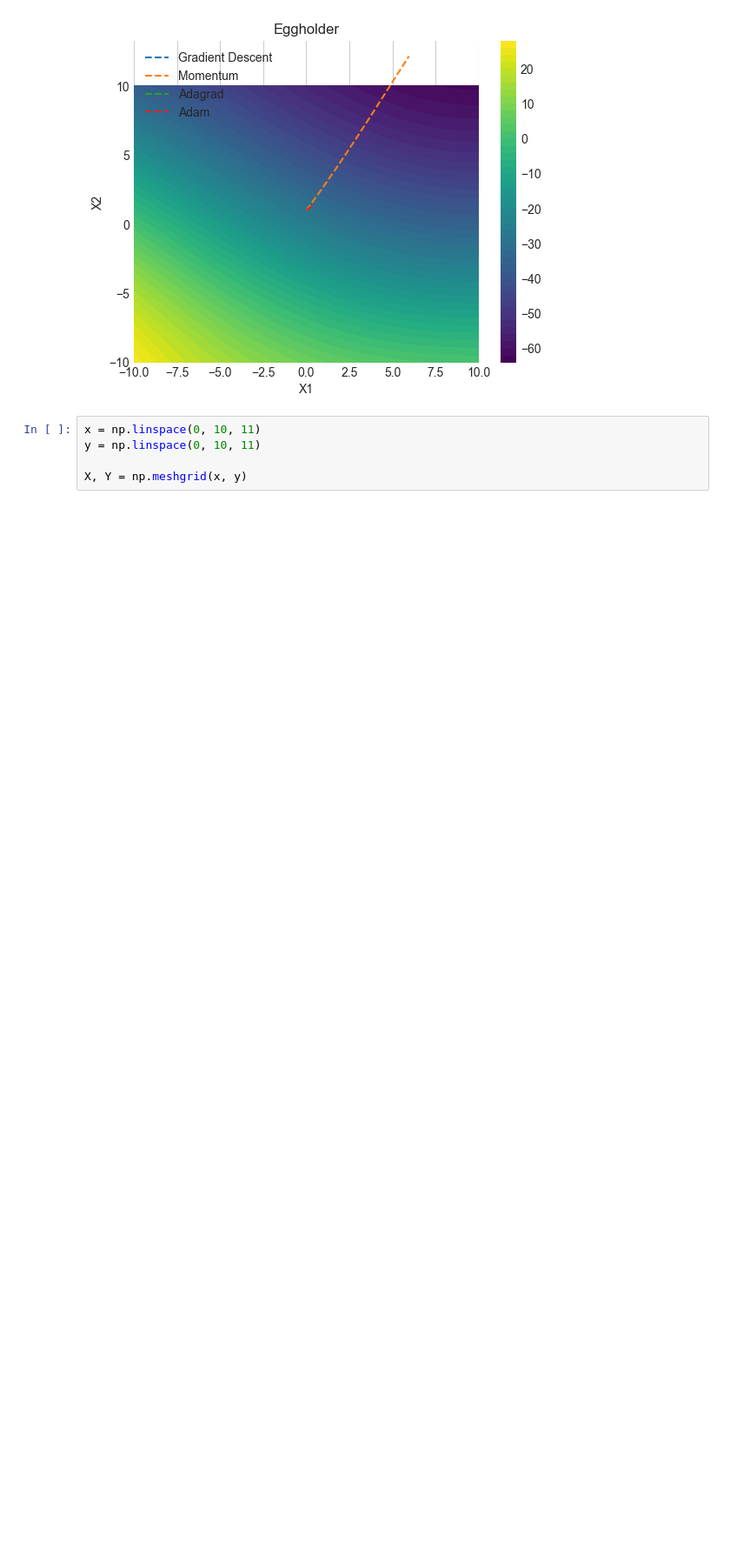
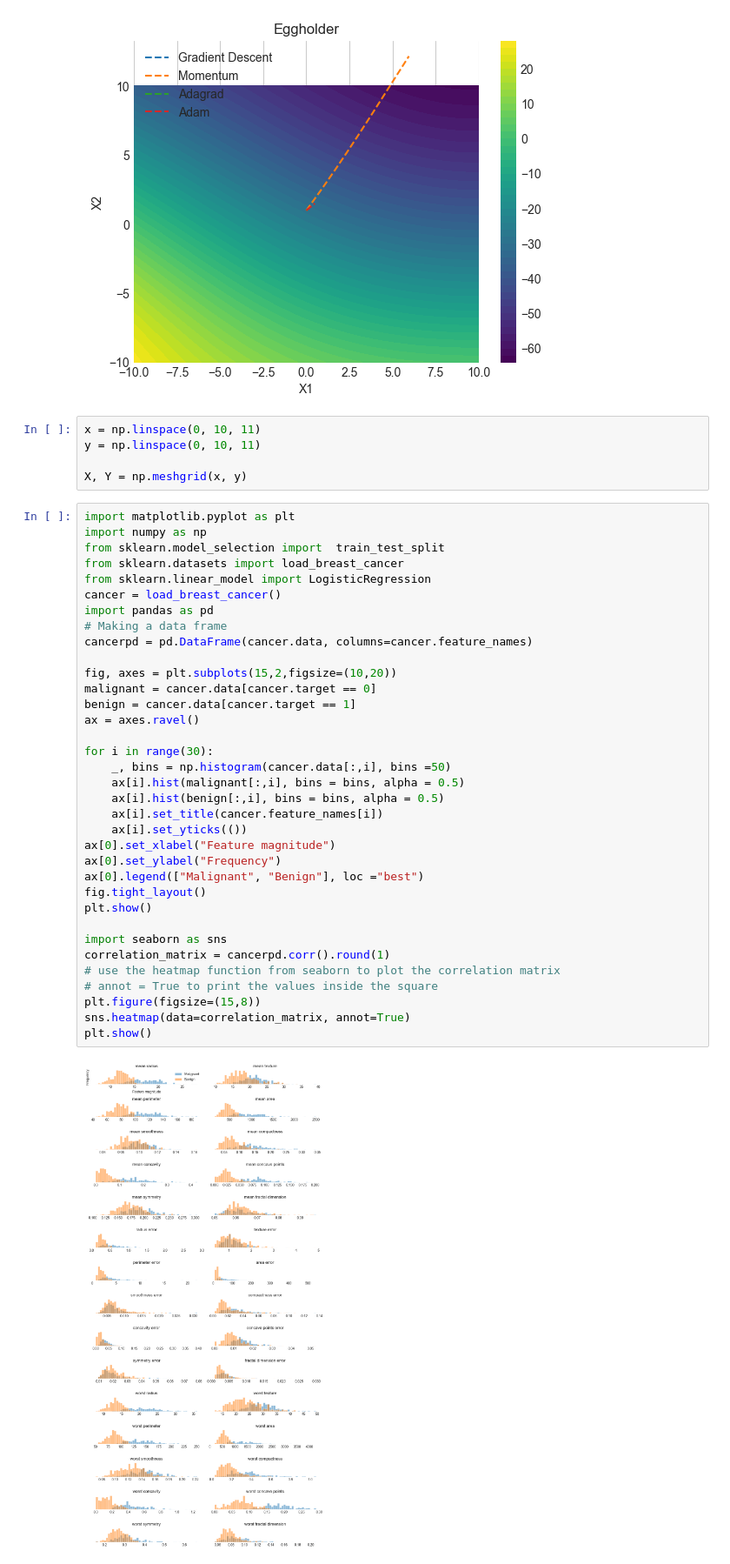
Before and after one commit to Daniel-Haas-B/NeuralQuantumState, a Jupyter notebook: thesis_misc/chapter_covers_plot.ipynb, the cells around one changed output. Shown at 87% size. Saved outputs shown, nothing was run; the diff lists cells and outputs as text; blank space fills up the shorter version.

```diff
--- a/thesis_misc/chapter_covers_plot.ipynb
+++ b/thesis_misc/chapter_covers_plot.ipynb
@@ -812,3 +812,40 @@ x = np.linspace(0, 10, 11)
 y = np.linspace(0, 10, 11)
 
 X, Y = np.meshgrid(x, y)
+# %%
+import matplotlib.pyplot as plt
+import numpy as np
+from sklearn.model_selection import  train_test_split
+from sklearn.datasets import load_breast_cancer
+from sklearn.linear_model import LogisticRegression
+cancer = load_breast_cancer()
+import pandas as pd
+# Making a data frame
+cancerpd = pd.DataFrame(cancer.data, columns=cancer.feature_names)
+
+fig, axes = plt.subplots(15,2,figsize=(10,20))
+malignant = cancer.data[cancer.target == 0]
+benign = cancer.data[cancer.target == 1]
+ax = axes.ravel()
+
+for i in range(30):
+    _, bins = np.histogram(cancer.data[:,i], bins =50)
+    ax[i].hist(malignant[:,i], bins = bins, alpha = 0.5)
+    ax[i].hist(benign[:,i], bins = bins, alpha = 0.5)
+    ax[i].set_title(cancer.feature_names[i])
+    ax[i].set_yticks(())
+ax[0].set_xlabel("Feature magnitude")
+ax[0].set_ylabel("Frequency")
+ax[0].legend(["Malignant", "Benign"], loc ="best")
+fig.tight_layout()
+plt.show()
+
+import seaborn as sns
+correlation_matrix = cancerpd.corr().round(1)
+# use the heatmap function from seaborn to plot the correlation matrix
+# annot = True to print the values inside the square
+plt.figure(figsize=(15,8))
+sns.heatmap(data=correlation_matrix, annot=True)
+plt.show()
+# %% [output]
+[figure, added]
```
Also changed, not shown: parts of 4 cells of this notebook, 9 other files.
